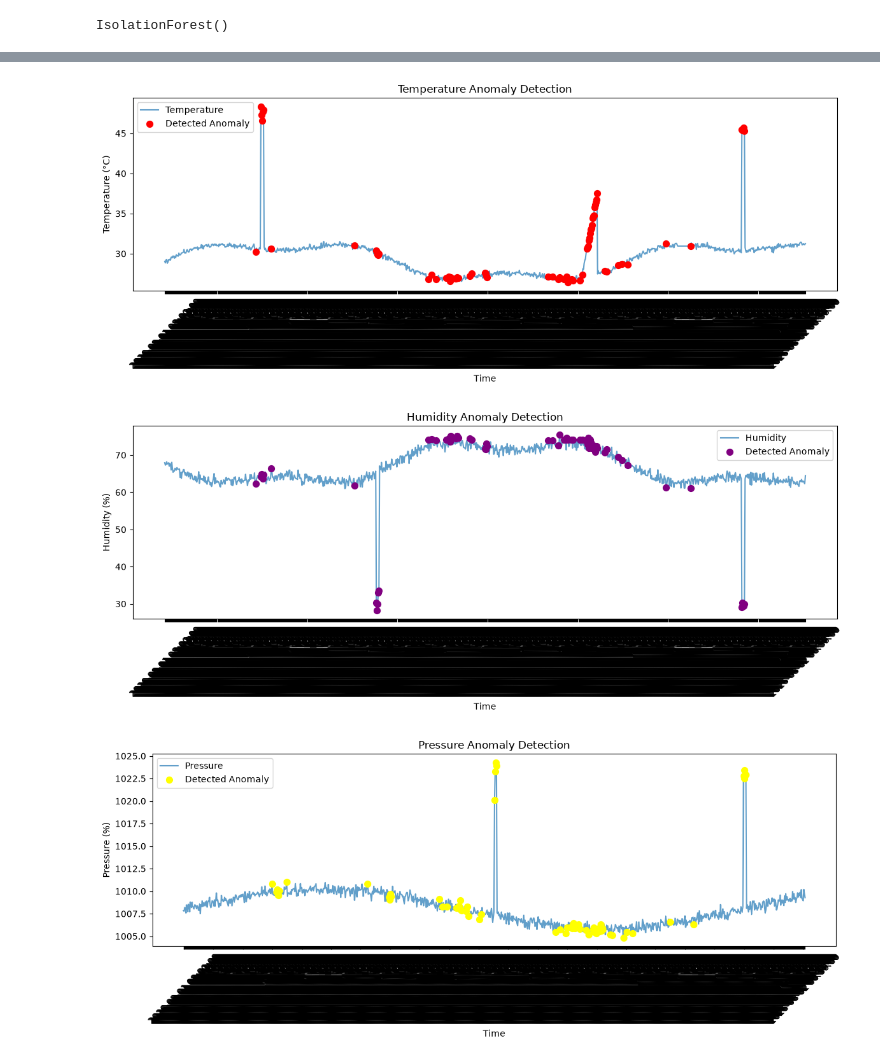
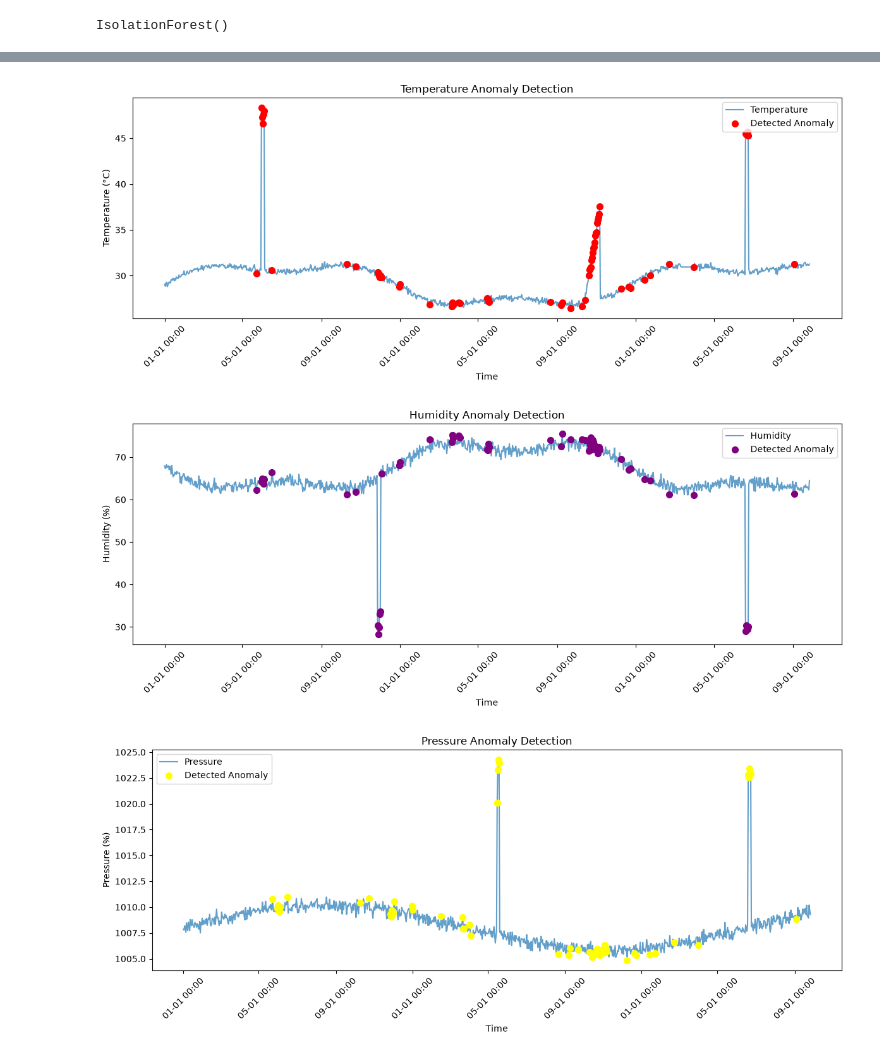
Before and after one commit to Deepanki-sketch/AWS-AnomalyDetection, a Jupyter notebook: Basic Model/Model1.ipynb, the cells around one changed output, grey strips where cells are left out. Saved outputs shown, nothing was run; the diff lists cells and outputs as text; code cells hidden in the pictures.

Commit message:
modified the graph in basic model for better visualization

```diff
--- a/Basic Model/Model1.ipynb
+++ b/Basic Model/Model1.ipynb
@@ -75,11 +76,16 @@ plt.xlabel("Time")
 plt.ylabel("Temperature (°C)")
 plt.title("Temperature Anomaly Detection")
 plt.legend()
+#selecting few dates so no overlapping
+ax=plt.gca()
+ax.xaxis.set_major_locator(mdates.AutoDateLocator())
+ax.xaxis.set_major_formatter(mdates.DateFormatter("%m-%d %H:%M"))
+
 plt.xticks(rotation=45)
 plt.tight_layout()
 plt.show()
 # %% [output]
-[figure, old version]
+[figure, new version]
 # %%
 plt.figure(figsize=(12, 5))
 
@@ -104,37 +110,43 @@ plt.xlabel("Time")
 plt.ylabel("Humidity (%)")
 plt.title("Humidity Anomaly Detection")
 plt.legend()
+ax=plt.gca()
+ax.xaxis.set_major_locator(mdates.AutoDateLocator())
+ax.xaxis.set_major_formatter(mdates.DateFormatter("%m-%d %H:%M"))
 plt.xticks(rotation=45)
 plt.tight_layout()
 plt.show()
 # %% [output]
-[figure, old version]
+[figure, new version]
 # %%
 plt.figure(figsize=(12, 5))
 
 plt.plot(
     df["timestamp"],
     df["pressure_hpa"],
     label="Pressure",
     alpha=0.7
 )
 anomalies = df[df["anomaly"] == -1]
 
 plt.scatter(
     anomalies["timestamp"],
     anomalies["pressure_hpa"],
     color="yellow",
     label="Detected Anomaly",
     s=50,
     zorder=3
 )
 
 plt.xlabel("Time")
 plt.ylabel("Pressure (%)")
 plt.title("Pressure Anomaly Detection")
 plt.legend()
+ax=plt.gca()
+ax.xaxis.set_major_locator(mdates.AutoDateLocator())
+ax.xaxis.set_major_formatter(mdates.DateFormatter("%m-%d %H:%M"))
 plt.xticks(rotation=45)
 plt.tight_layout()
 plt.show()
 # %% [output]
-[figure, old version]
+[figure, new version]
```
Also changed, not shown: parts of 3 cells of this notebook.
